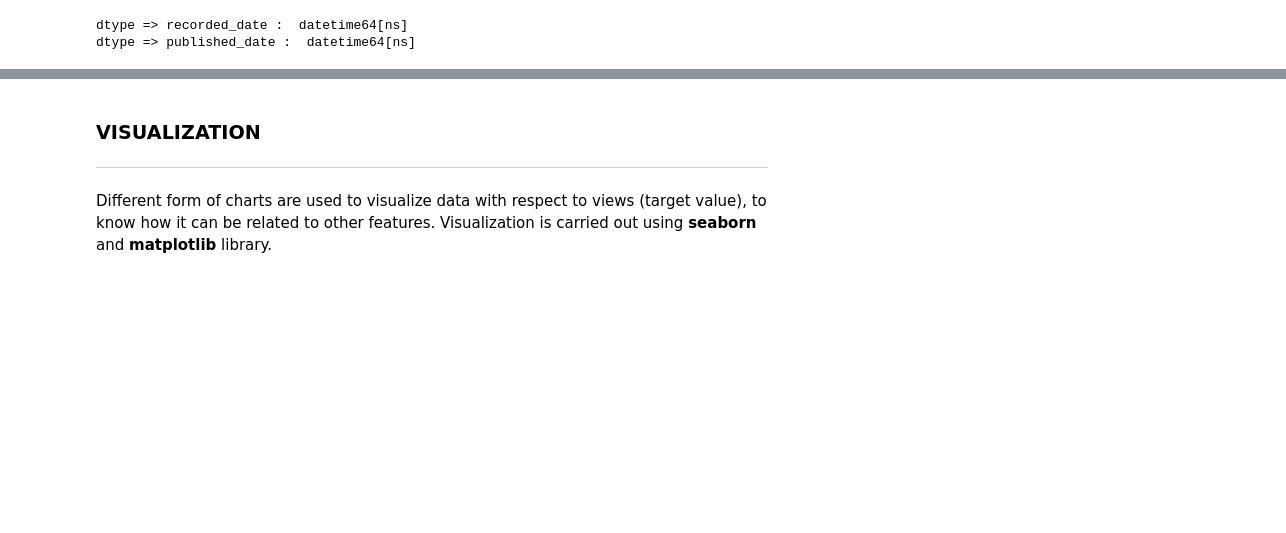
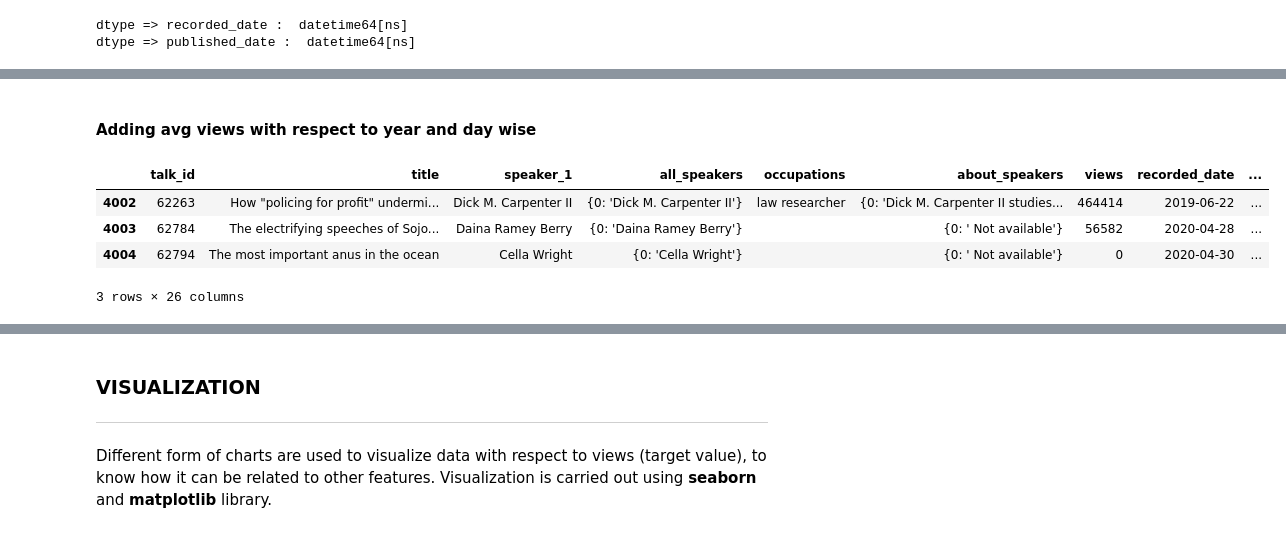
Before and after one commit to abhinav4201/Ted-talk-views-prediction, a Jupyter notebook: TED_TALKS_Views_Prediction_Capstone_Project.ipynb, the cells around one changed output, grey strips where cells are left out. Cells and saved outputs as stored; diff of their text form; code cells hidden in the pictures; blank space fills up the shorter version.

```diff
--- a/TED_TALKS_Views_Prediction_Capstone_Project.ipynb
+++ b/TED_TALKS_Views_Prediction_Capstone_Project.ipynb
@@ -342,0 +371,14 @@ dtype => published_date :  datetime64[ns]
+# %% [markdown]
+#### Adding avg views with respect to year and day wise
+# %%
+# adding avg daily views and yearly avg count
+dataset['avg_daily_views'] = dataset['views'] / dataset['video_age_day'].apply(
+                                              lambda x : x.days).astype('int64')
+dataset['avg_yearly_views'] = dataset['views'] / dataset['video_age_year']
+dataset.tail(3)
+# %% [output]
+|  | talk_id | title | speaker_1 | all_speakers | occupations | about_speakers | views | recorded_date | ... |
+| 4002 | 62263 | How "policing for profit" undermi... | Dick M. Carpenter II | {0: 'Dick M. Carpenter II'} | law researcher | {0: 'Dick M. Carpenter II studies... | 464414 | 2019-06-22 | ... |
+| 4003 | 62784 | The electrifying speeches of Sojo... | Daina Ramey Berry | {0: 'Daina Ramey Berry'} |  | {0: ' Not available'} | 56582 | 2020-04-28 | ... |
+| 4004 | 62794 | The most important anus in the ocean | Cella Wright | {0: 'Cella Wright'} |  | {0: ' Not available'} | 0 | 2020-04-30 | ... |
+3 rows × 26 columns
```
Also changed, not shown: parts of 26 cells of this notebook.
